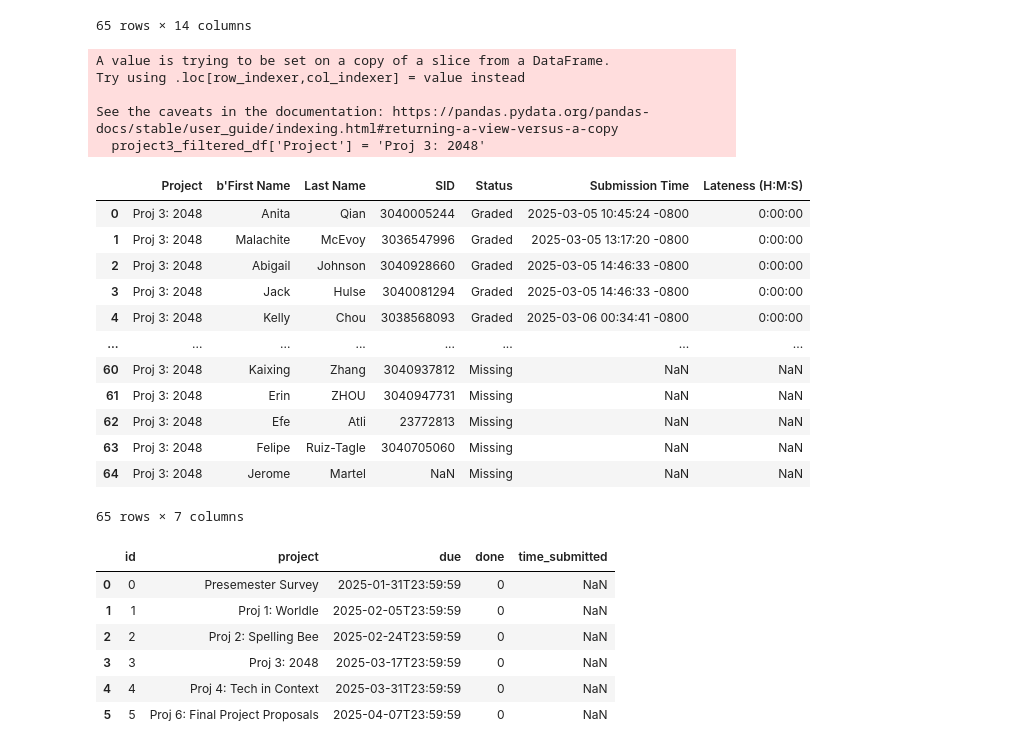
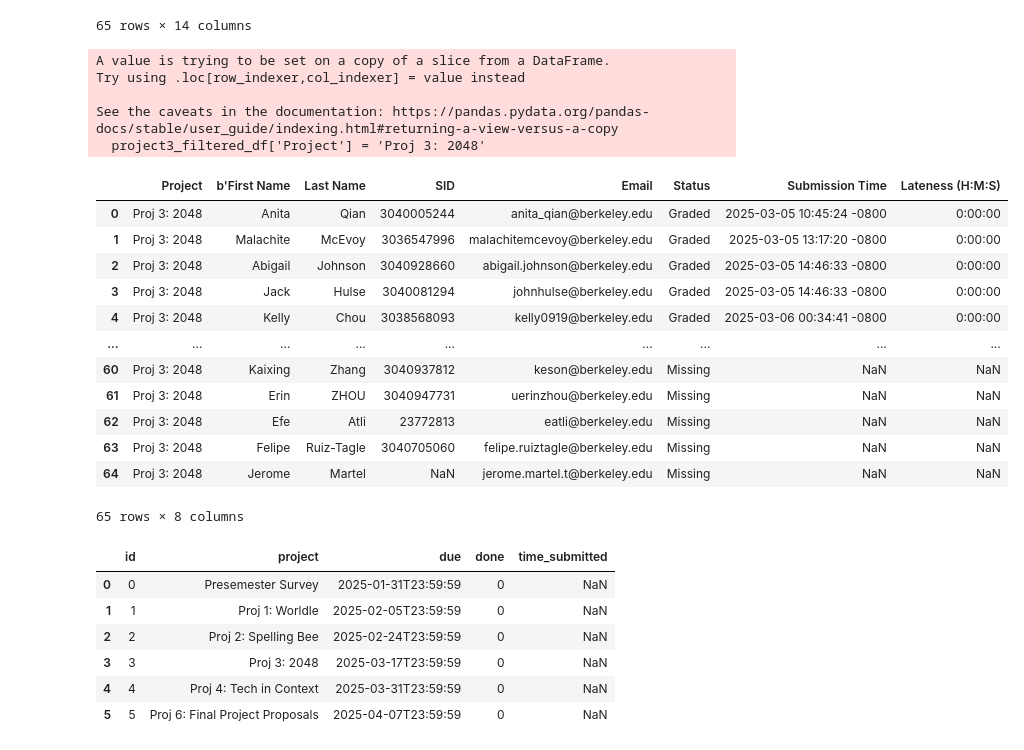
Before and after one commit to AFA-Tooling/remind, a Jupyter notebook: gradesync_input/df_processing.ipynb, the cells around one changed output. Saved outputs shown, nothing was run; the diff lists cells and outputs as text; code cells hidden in the pictures.

```diff
--- a/gradesync_input/df_processing.ipynb
+++ b/gradesync_input/df_processing.ipynb
@@ -41,34 +41,34 @@ project3_df
 65 rows × 14 columns
 # %%
 # Sort project3_df to contain only the 'SID', 'Status', 'Submission Time', 'Lateness (H:M:S)' columns
-project3_filtered_df = project3_df[["b'First Name", 'Last Name', 'SID', 'Status', 'Submission Time', 'Lateness (H:M:S)']]
+project3_filtered_df = project3_df[["b'First Name", 'Last Name', 'SID', 'Email', 'Status', 'Submission Time', 'Lateness (H:M:S)']]
 project3_filtered_df
 
 # Add a new column which labeles this data as 'Proj 3: 2048'
 project3_filtered_df['Project'] = 'Proj 3: 2048'
 
 # Reorder the columns to have 'Project' as the first column
-project3_filtered_df = project3_filtered_df[['Project', "b'First Name", 'Last Name', 'SID', 'Status', 'Submission Time', 'Lateness (H:M:S)']]
+project3_filtered_df = project3_filtered_df[['Project', "b'First Name", 'Last Name', 'SID', 'Email', 'Status', 'Submission Time', 'Lateness (H:M:S)']]
 project3_filtered_df
 # %% [output]
 A value is trying to be set on a copy of a slice from a DataFrame.
 Try using .loc[row_indexer,col_indexer] = value instead
 
 See the caveats in the documentation: https://pandas.pydata.org/pandas-docs/stable/user_guide/indexing.html#returning-a-view-versus-a-copy
   project3_filtered_df['Project'] = 'Proj 3: 2048'
-|  | Project | b'First Name | Last Name | SID | Status | Submission Time | Lateness (H:M:S) |
-| 0 | Proj 3: 2048 | Anita | Qian | 3040005244 | Graded | 2025-03-05 10:45:24 -0800 | 0:00:00 |
-| 1 | Proj 3: 2048 | Malachite | McEvoy | 3036547996 | Graded | 2025-03-05 13:17:20 -0800 | 0:00:00 |
-| 2 | Proj 3: 2048 | Abigail | Johnson | 3040928660 | Graded | 2025-03-05 14:46:33 -0800 | 0:00:00 |
-| 3 | Proj 3: 2048 | Jack | Hulse | 3040081294 | Graded | 2025-03-05 14:46:33 -0800 | 0:00:00 |
-| 4 | Proj 3: 2048 | Kelly | Chou | 3038568093 | Graded | 2025-03-06 00:34:41 -0800 | 0:00:00 |
-| ... | ... | ... | ... | ... | ... | ... | ... |
-| 60 | Proj 3: 2048 | Kaixing | Zhang | 3040937812 | Missing | NaN | NaN |
-| 61 | Proj 3: 2048 | Erin | ZHOU | 3040947731 | Missing | NaN | NaN |
-| 62 | Proj 3: 2048 | Efe | Atli | 23772813 | Missing | NaN | NaN |
-| 63 | Proj 3: 2048 | Felipe | Ruiz-Tagle | 3040705060 | Missing | NaN | NaN |
-| 64 | Proj 3: 2048 | Jerome | Martel | NaN | Missing | NaN | NaN |
+|  | Project | b'First Name | Last Name | SID | Email | Status | Submission Time | Lateness (H:M:S) |
+| 0 | Proj 3: 2048 | Anita | Qian | 3040005244 | anita_qian@berkeley.edu | Graded | 2025-03-05 10:45:24 -0800 | 0:00:00 |
+| 1 | Proj 3: 2048 | Malachite | McEvoy | 3036547996 | malachitemcevoy@berkeley.edu | Graded | 2025-03-05 13:17:20 -0800 | 0:00:00 |
+| 2 | Proj 3: 2048 | Abigail | Johnson | 3040928660 | abigail.johnson@berkeley.edu | Graded | 2025-03-05 14:46:33 -0800 | 0:00:00 |
+| 3 | Proj 3: 2048 | Jack | Hulse | 3040081294 | johnhulse@berkeley.edu | Graded | 2025-03-05 14:46:33 -0800 | 0:00:00 |
+| 4 | Proj 3: 2048 | Kelly | Chou | 3038568093 | kelly0919@berkeley.edu | Graded | 2025-03-06 00:34:41 -0800 | 0:00:00 |
+| ... | ... | ... | ... | ... | ... | ... | ... | ... |
+| 60 | Proj 3: 2048 | Kaixing | Zhang | 3040937812 | keson@berkeley.edu | Missing | NaN | NaN |
+| 61 | Proj 3: 2048 | Erin | ZHOU | 3040947731 | uerinzhou@berkeley.edu | Missing | NaN | NaN |
+| 62 | Proj 3: 2048 | Efe | Atli | 23772813 | eatli@berkeley.edu | Missing | NaN | NaN |
+| 63 | Proj 3: 2048 | Felipe | Ruiz-Tagle | 3040705060 | felipe.ruiztagle@berkeley.edu | Missing | NaN | NaN |
+| 64 | Proj 3: 2048 | Jerome | Martel | NaN | jerome.martel.t@berkeley.edu | Missing | NaN | NaN |
-65 rows × 7 columns
+65 rows × 8 columns
 # %%
 # Get the data from deadlines.csv
 deadlines_df = get_data('deadlines.csv')
```
Also changed, not shown: parts of 10 cells of this notebook, 1 other file.
